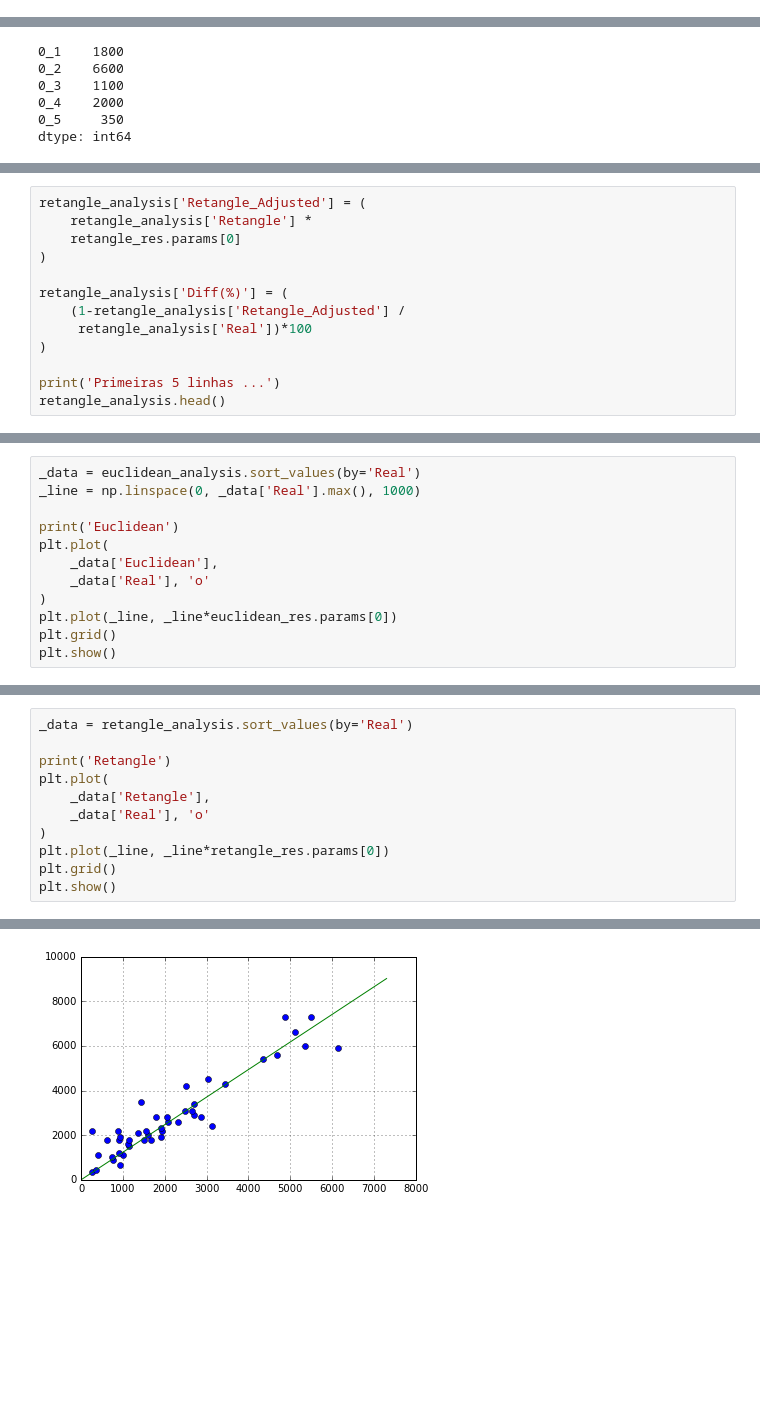
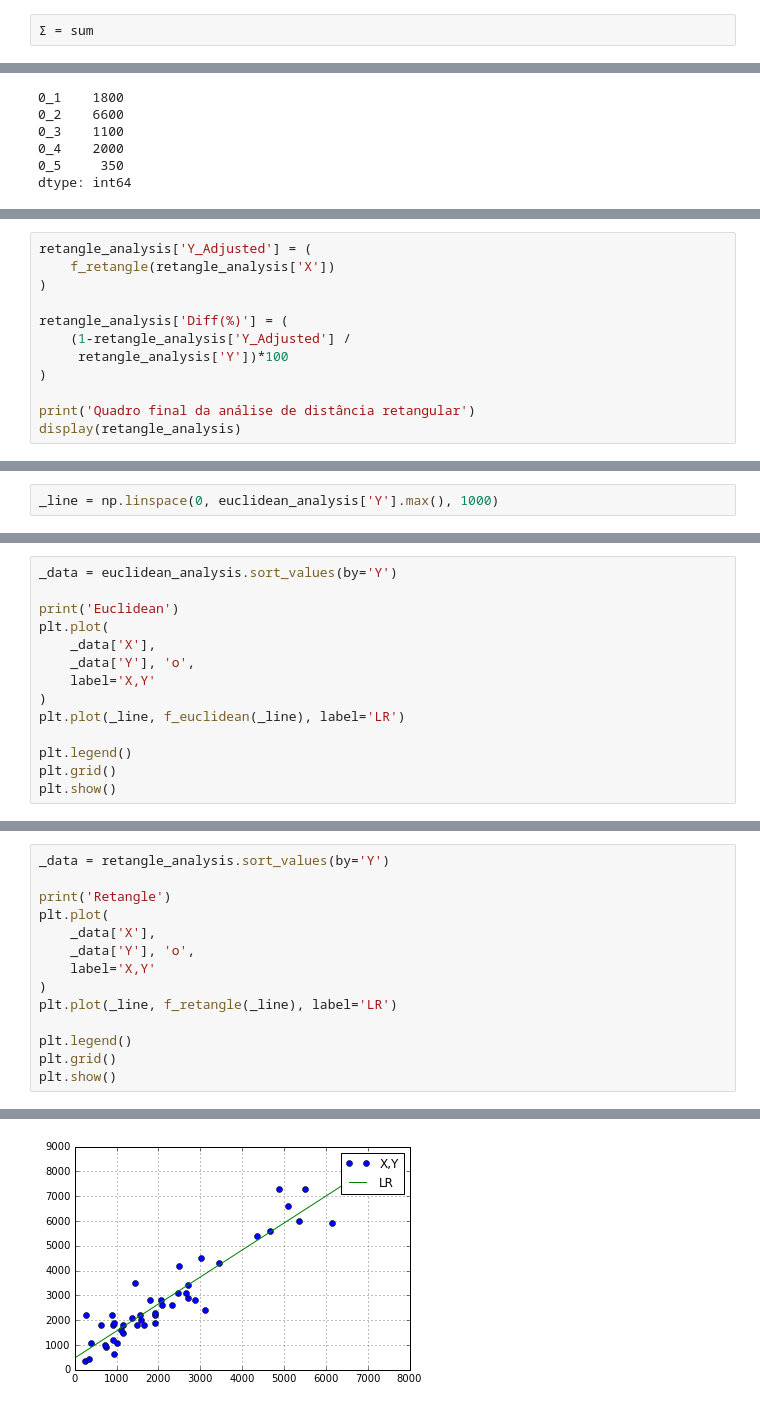
Before and after one commit to xmnlab/notebooks, a Jupyter notebook: operational_research/Distance-Calculation.ipynb, the cells around one changed output, grey strips where cells are left out. Saved outputs shown, nothing was run; the diff lists cells and outputs as text; blank space fills up the shorter version.

```diff
--- a/operational_research/Distance-Calculation.ipynb
+++ b/operational_research/Distance-Calculation.ipynb
@@ -14,6 +13,8 @@ import statsmodels.api as sm
 import utm
 # import webbrowser
 % matplotlib inline
+# %%
+Σ = sum
 # %%
 def calc_euclidean(
     origin: tuple, destiny: tuple
@@ -330,14 +399,13 @@ Primeiras 5 linhas ...
 # %%
-retangle_analysis['Retangle_Adjusted'] = (
-    retangle_analysis['Retangle'] *
-    retangle_res.params[0]
+retangle_analysis['Y_Adjusted'] = (
+    f_retangle(retangle_analysis['X'])
 )
 
 retangle_analysis['Diff(%)'] = (
-    (1-retangle_analysis['Retangle_Adjusted'] /
-     retangle_analysis['Real'])*100
+    (1-retangle_analysis['Y_Adjusted'] /
+     retangle_analysis['Y'])*100
 )
 
-print('Primeiras 5 linhas ...')
-retangle_analysis.head()
+print('Quadro final da análise de distância retangular')
+display(retangle_analysis)
 # %% [output]
@@ -350,0 +432,2 @@ Primeiras 5 linhas ...
+# %%
+_line = np.linspace(0, euclidean_analysis['Y'].max(), 1000)
@@ -351,13 +436,15 @@ Primeiras 5 linhas ...
 # %%
-_data = euclidean_analysis.sort_values(by='Real')
-_line = np.linspace(0, _data['Real'].max(), 1000)
+_data = euclidean_analysis.sort_values(by='Y')
 
 print('Euclidean')
 plt.plot(
-    _data['Euclidean'],
-    _data['Real'], 'o'
+    _data['X'],
+    _data['Y'], 'o',
+    label='X,Y'
 )
-plt.plot(_line, _line*euclidean_res.params[0])
+plt.plot(_line, f_euclidean(_line), label='LR')
+
+plt.legend()
 plt.grid()
 plt.show()
 # %% [output]
@@ -366,14 +455,17 @@ Euclidean
 # %%
-_data = retangle_analysis.sort_values(by='Real')
+_data = retangle_analysis.sort_values(by='Y')
 
 print('Retangle')
 plt.plot(
-    _data['Retangle'],
-    _data['Real'], 'o'
+    _data['X'],
+    _data['Y'], 'o',
+    label='X,Y'
 )
-plt.plot(_line, _line*retangle_res.params[0])
+plt.plot(_line, f_retangle(_line), label='LR')
+
+plt.legend()
 plt.grid()
 plt.show()
 # %% [output]
 Retangle
-[figure, old version]
+[figure, new version]
```
Also changed, not shown: parts of 25 cells of this notebook.
